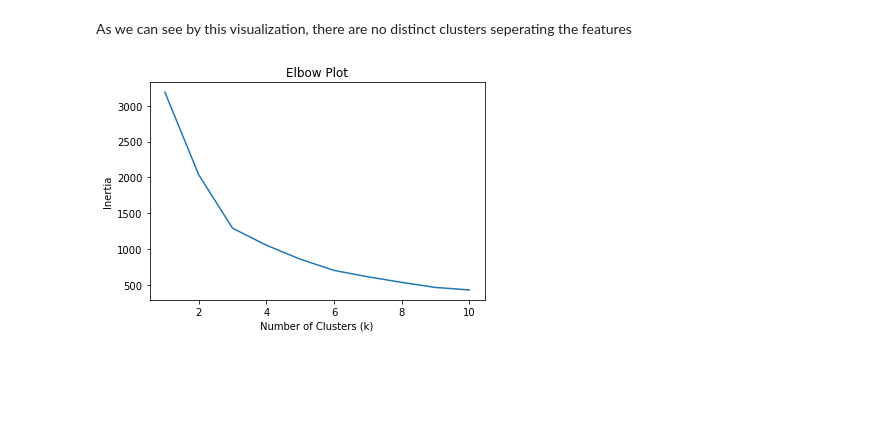
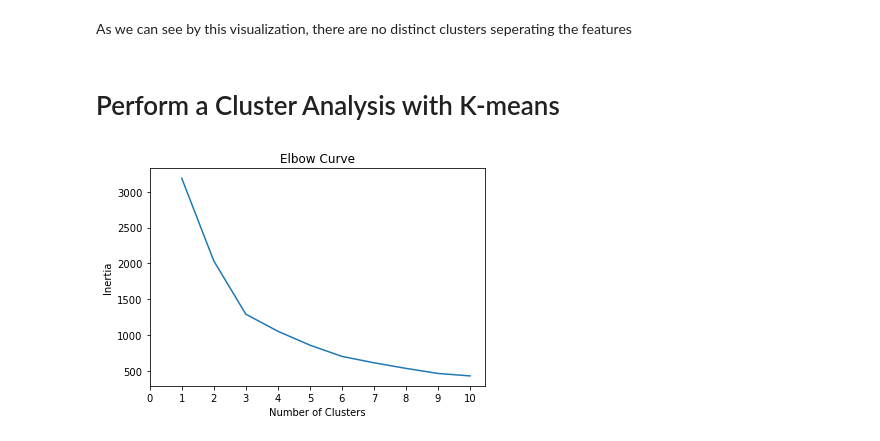
Before and after one commit to randiesinclair/unsupervised-machine-learning-challenge, a Jupyter notebook: UML_challenge.ipynb, the cells around one changed output. Drawn from its saved outputs; the diff is of its cells as text; code cells hidden in the pictures; blank space fills up the shorter version.

Commit message:
Cluster analysis w k-means

```diff
--- a/UML_challenge.ipynb
+++ b/UML_challenge.ipynb
@@ -66,3 +70,9 @@ X_scaled = scaler.fit_transform(X)
 # Perform dimensionality reduction with PCA
 pca = PCA(n_components=2)
 X_pca = pca.fit_transform(X_scaled)
+# %%
+# Transform PCA data to a DataFrame
+myopia_df_pca = pd.DataFrame(
+    data=X_pca, columns=["principal component 1", "principal component 2"]
+)
+myopia_df_pca.head()
@@ -86,20 +108,27 @@ plt.show()
 # %% [markdown]
 As we can see by this visualization, there are no distinct clusters seperating the features
+# %% [markdown]
+# Perform a Cluster Analysis with K-means
 # %%
 # Initialize an empty list to store the inertia values for each k
 inertia = []
 
 # Loop through k values from 1 to 10 and calculate the inertia for each k
 for k in range(1, 11):
     kmeans = KMeans(n_clusters=k, random_state=42)
-    kmeans.fit(X_pca)
+    kmeans.fit(myopia_df_pca)
     inertia.append(kmeans.inertia_)
 
+# Creating the Elbow Curve
+elbow_data = {"k": k, "inertia": inertia}
+df_elbow = pd.DataFrame(elbow_data)
+
 # Plot the inertia values for each k
-plt.plot(range(1, 11), inertia)
-plt.xlabel('Number of Clusters (k)')
-plt.ylabel('Inertia')
-plt.title('Elbow Plot')
+plt.plot(range(1, 11), df_elbow["inertia"])
+plt.xticks(list(range(11)))
+plt.xlabel("Number of Clusters")
+plt.ylabel("Inertia")
+plt.title("Elbow Curve")
 plt.show()
 # %% [output]
-[figure, old version]
+[figure, new version]
```
Also changed, not shown: parts of 7 cells of this notebook.
